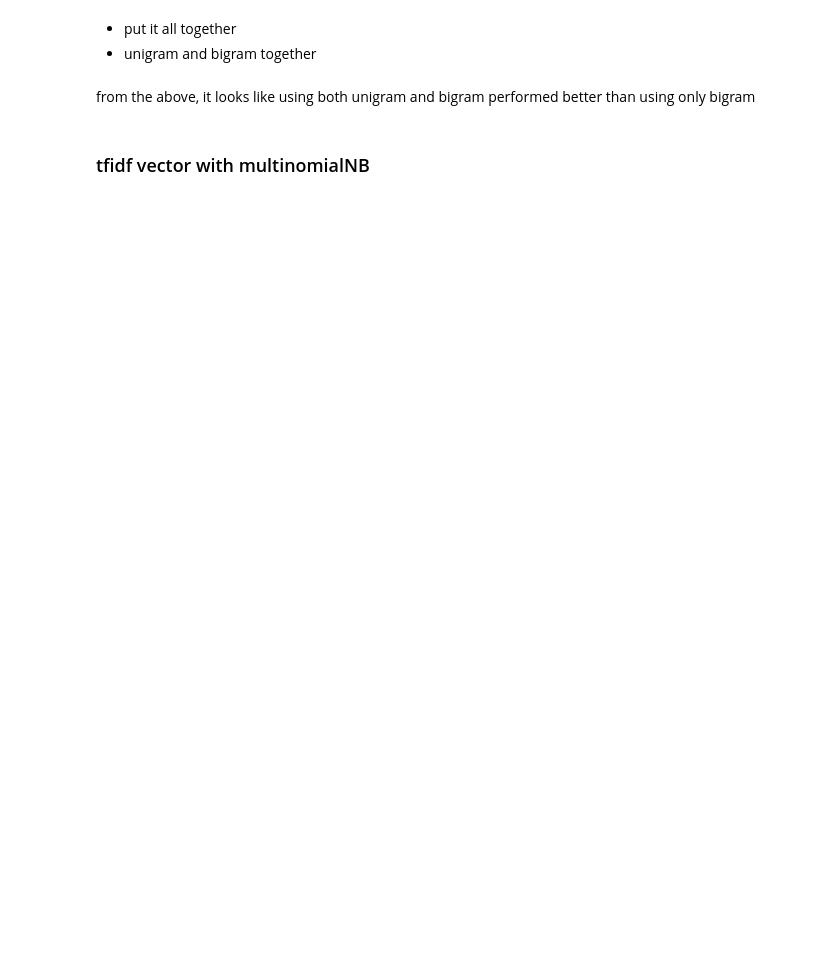
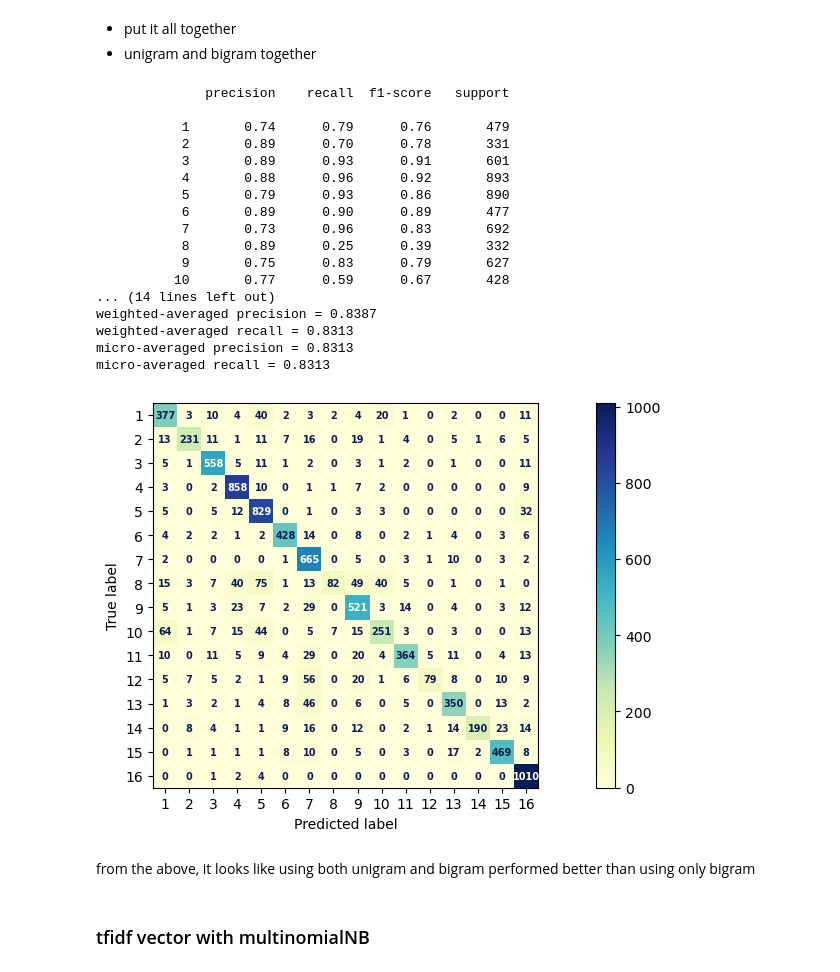
Before and after one commit to joshwinnes11/Math485, a Jupyter notebook: in class notebooks/text_data_02_tfidf_classification.ipynb, the cells around one changed output. Cells and saved outputs as stored; diff of their text form; code cells hidden in the pictures; blank space fills up the shorter version.

```diff
--- a/in class notebooks/text_data_02_tfidf_classification.ipynb
+++ b/in class notebooks/text_data_02_tfidf_classification.ipynb
@@ -113,24 +158,43 @@ print("micro-averaged recall = {:.4}".format(metrics.recall_score(y_test, y_pred
  - put it all together
  - unigram and bigram together
 # %%
-X_train_count_vectorizer = CountVectorizer(ngram_range=(1,2), stop_words = "english" )
+X_train_count_vectorizer = CountVectorizer(ngram_range=(1,2), stop_words = "english", min_df=2)
 X_train_count_vectorizer.fit(X_train)
 X_train_count_vector = X_train_count_vectorizer.transform(X_train)
 X_test_count_vector = X_train_count_vectorizer.transform(X_test)
 
 count_multinomialNB_clf = MultinomialNB().fit(X_train_count_vector, y_train)
 y_pred = count_multinomialNB_clf.predict(X_test_count_vector)
 
 fig, ax = plt.subplots(figsize=(15, 5))
 ConfusionMatrixDisplay.from_predictions(y_test, y_pred, text_kw=font, ax=ax, cmap=mpl.colormaps["YlGnBu"])
 print(metrics.classification_report(y_test,y_pred))
 print("accuracy = {:.4}".format(metrics.accuracy_score(y_test, y_pred)))
 print("macro-averaged precision = {:.4}".format(metrics.precision_score(y_test, y_pred, average = 'macro')))
 print("macro-averaged recall = {:.4}".format(metrics.recall_score(y_test, y_pred, average = 'macro')))
 print("weighted-averaged precision = {:.4}".format(metrics.precision_score(y_test, y_pred, average = 'weighted')))
 print("weighted-averaged recall = {:.4}".format(metrics.recall_score(y_test, y_pred, average = 'weighted')))
 print("micro-averaged precision = {:.4}".format(metrics.precision_score(y_test, y_pred, average = 'micro')))
 print("micro-averaged recall = {:.4}".format(metrics.recall_score(y_test, y_pred, average = 'micro')))
+# %% [output]
+              precision    recall  f1-score   support
+
+           1       0.74      0.79      0.76       479
+           2       0.89      0.70      0.78       331
+           3       0.89      0.93      0.91       601
+           4       0.88      0.96      0.92       893
+           5       0.79      0.93      0.86       890
+           6       0.89      0.90      0.89       477
+           7       0.73      0.96      0.83       692
+           8       0.89      0.25      0.39       332
+           9       0.75      0.83      0.79       627
+          10       0.77      0.59      0.67       428
+... (14 lines left out)
+weighted-averaged precision = 0.8387
+weighted-averaged recall = 0.8313
+micro-averaged precision = 0.8313
+micro-averaged recall = 0.8313
+[figure, added]
 # %% [markdown]
 from the above, it looks like using both unigram and bigram performed better than using only bigram
 # %% [markdown]
```
Also changed, not shown: parts of 18 cells of this notebook, 2 other files.
